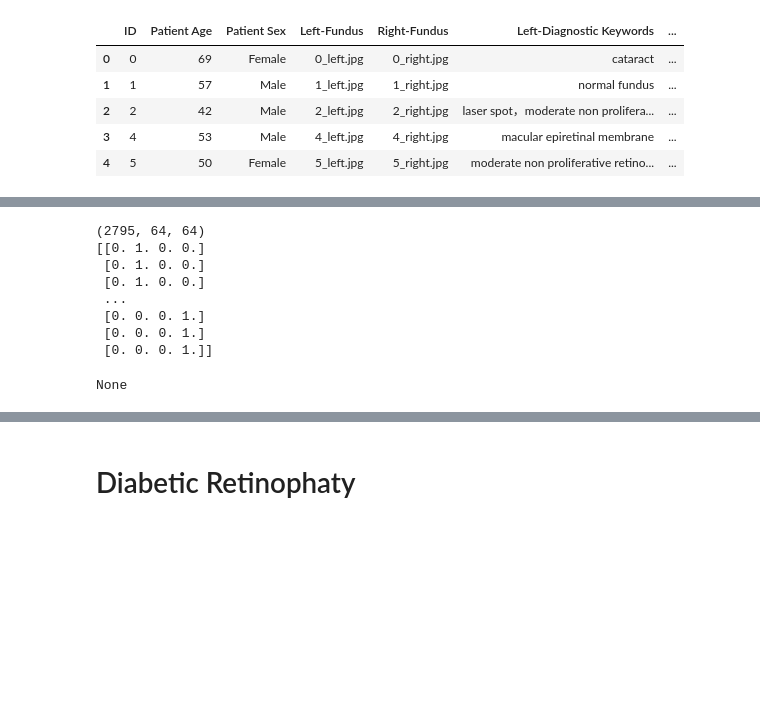
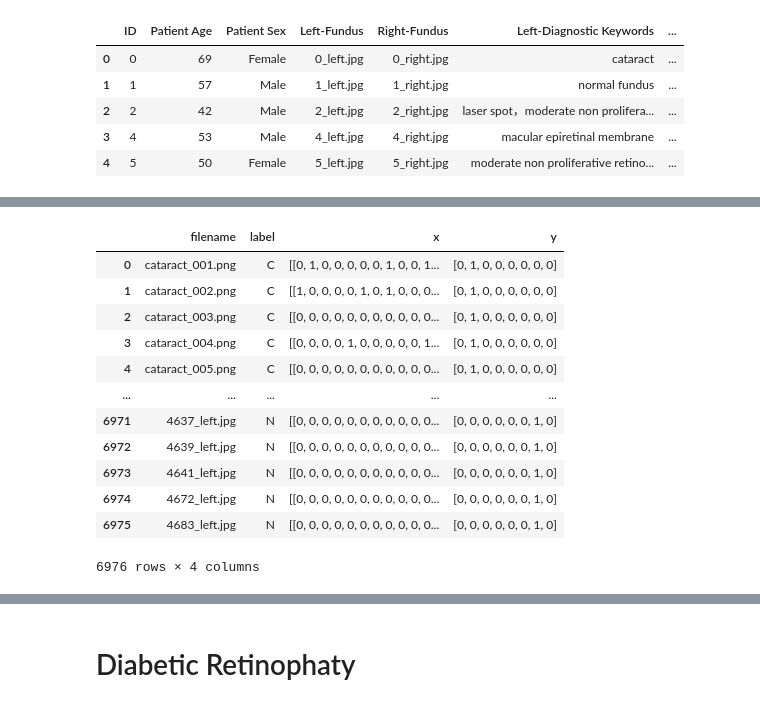
Before and after one commit to Barcelona-Technology-School/InnoSpark-edir, a Jupyter notebook: ML first attempt/DataWrangling.ipynb, the cells around one changed output, grey strips where cells are left out. Saved outputs shown, nothing was run; the diff lists cells and outputs as text; code cells hidden in the pictures; blank space fills up the shorter version.

```diff
--- a/ML first attempt/DataWrangling.ipynb
+++ b/ML first attempt/DataWrangling.ipynb
@@ -35,14 +50,17 @@ images_all = DataFetch().load_multiple(64, 64)
 # %%
 df,x,y = DataFetch().load_multiple(64)
-df.head()
-print(x.shape)
-print(y)
+df
 # %% [output]
+|  | filename | label | x | y |
+| 0 | cataract_001.png | C | [[0, 1, 0, 0, 0, 0, 0, 1, 0, 0, 1... | [0, 1, 0, 0, 0, 0, 0, 0] |
+| 1 | cataract_002.png | C | [[1, 0, 0, 0, 0, 1, 0, 1, 0, 0, 0... | [0, 1, 0, 0, 0, 0, 0, 0] |
+| 2 | cataract_003.png | C | [[0, 0, 0, 0, 0, 0, 0, 0, 0, 0, 0... | [0, 1, 0, 0, 0, 0, 0, 0] |
+| 3 | cataract_004.png | C | [[0, 0, 0, 0, 1, 0, 0, 0, 0, 0, 1... | [0, 1, 0, 0, 0, 0, 0, 0] |
+| 4 | cataract_005.png | C | [[0, 0, 0, 0, 0, 0, 0, 0, 0, 0, 0... | [0, 1, 0, 0, 0, 0, 0, 0] |
+| ... | ... | ... | ... | ... |
+| 6971 | 4637_left.jpg | N | [[0, 0, 0, 0, 0, 0, 0, 0, 0, 0, 0... | [0, 0, 0, 0, 0, 0, 1, 0] |
+| 6972 | 4639_left.jpg | N | [[0, 0, 0, 0, 0, 0, 0, 0, 0, 0, 0... | [0, 0, 0, 0, 0, 0, 1, 0] |
+| 6973 | 4641_left.jpg | N | [[0, 0, 0, 0, 0, 0, 0, 0, 0, 0, 0... | [0, 0, 0, 0, 0, 0, 1, 0] |
+| 6974 | 4672_left.jpg | N | [[0, 0, 0, 0, 0, 0, 0, 0, 0, 0, 0... | [0, 0, 0, 0, 0, 0, 1, 0] |
+| 6975 | 4683_left.jpg | N | [[0, 0, 0, 0, 0, 0, 0, 0, 0, 0, 0... | [0, 0, 0, 0, 0, 0, 1, 0] |
-(2795, 64, 64)
-[[0. 1. 0. 0.]
- [0. 1. 0. 0.]
- [0. 1. 0. 0.]
- ...
- [0. 0. 0. 1.]
- [0. 0. 0. 1.]
- [0. 0. 0. 1.]]
+6976 rows × 4 columns
@@ -54,7 +67,3 @@ fail = cv2.imread(path)
-# %%
-print(fail)
-# %% [output]
-None
 # %%
 print(x.shape)
 print(y.shape)
```
Also changed, not shown: parts of 27 cells of this notebook, 1 other file.
